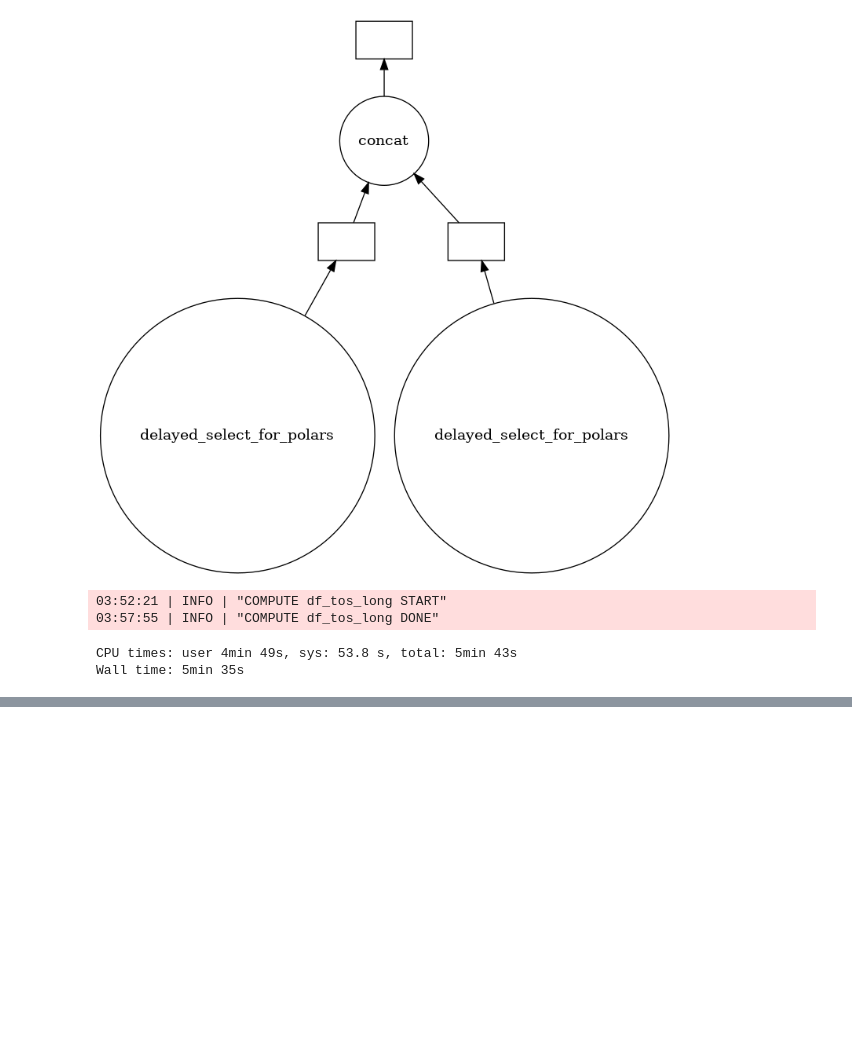
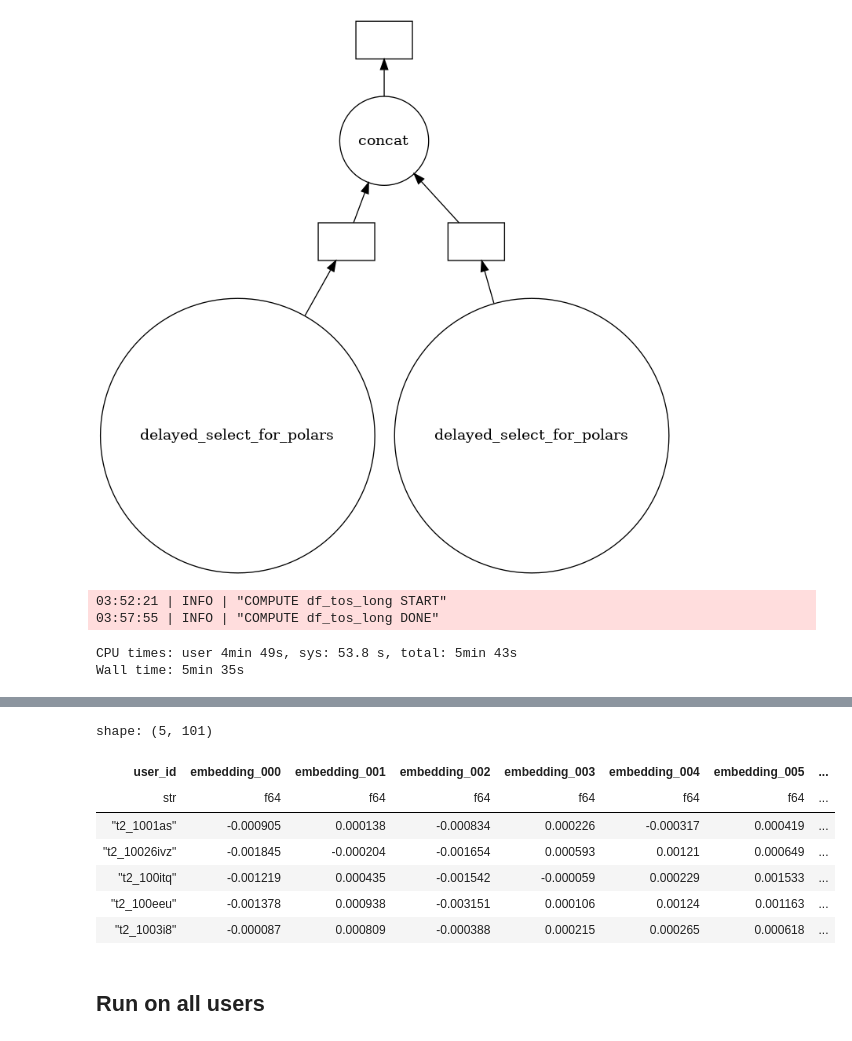
Before and after one commit to nazanin-zinouri/subclu, a Jupyter notebook: notebooks/pn_modeling/djb_01.00-2023-04-07-user_embeddings_agg_testing.ipynb, the cells around one changed output, grey strips where cells are left out. Cells and saved outputs as stored; diff of their text form; code cells hidden in the pictures; blank space fills up the shorter version.

```diff
--- a/notebooks/pn_modeling/djb_01.00-2023-04-07-user_embeddings_agg_testing.ipynb
+++ b/notebooks/pn_modeling/djb_01.00-2023-04-07-user_embeddings_agg_testing.ipynb
@@ -865,0 +917,3 @@ shape: (1521037, 3)
+# %%
+sample_users = dfp_users_tos['user_id'].unique().sort()[:100]
+sample_users.head()
@@ -865,0 +934,38 @@ shape: (1521037, 3)
+# %%
+%%time
+
+info(f"Append subreddit embeddings to user ToS")
+dfp_user_emb_tmp_test = (
+    dfp_users_tos_long
+    .filter(
+        dfp_users_tos_long['user_id'].is_in(sample_users)
+    )
+    .join(
+        dfp_sub_emb_wide.drop('subreddit_name'),
+        how='left',
+        on=['subreddit_id']
+    )
+)
+
+info(f"Compute weighted avg embedding for user-level")
+df_user_emb_tmp_test = pd.DataFrame(
+    ((dfp_user_emb_tmp_test['tos_pct'].to_numpy()) * dfp_user_emb_tmp_test[l_emb_cols].to_numpy().T).T,
+    index=pd.MultiIndex.from_frame(dfp_user_emb_tmp_test[['user_id', 'subreddit_id', 'tos_pct']].to_pandas()),
+    columns=l_emb_cols,
+)
+
+print(df_user_emb_tmp_test.shape)
+
+info(f"Compute AGGREGATED user-level embedding...")
+dfp_user_emb_test = (
+    pl.DataFrame(df_user_emb_tmp_test.dropna(how='any').reset_index())
+    .groupby(
+        ['user_id']
+    )
+    .agg(
+        [
+            pl.col(l_emb_cols).mean()
+        ]
+    )
+)
+print(dfp_user_emb_test.shape)
@@ -865,0 +989,13 @@ shape: (1521037, 3)
+# %%
+dfp_user_emb_test.head()
+# %% [output]
+shape: (5, 101)
+| user_id | embedding_000 | embedding_001 | embedding_002 | embedding_003 | embedding_004 | embedding_005 | ... |
+| str | f64 | f64 | f64 | f64 | f64 | f64 | ... |
+| "t2_1001as" | -0.000905 | 0.000138 | -0.000834 | 0.000226 | -0.000317 | 0.000419 | ... |
+| "t2_10026ivz" | -0.001845 | -0.000204 | -0.001654 | 0.000593 | 0.00121 | 0.000649 | ... |
+| "t2_100itq" | -0.001219 | 0.000435 | -0.001542 | -0.000059 | 0.000229 | 0.001533 | ... |
+| "t2_100eeu" | -0.001378 | 0.000938 | -0.003151 | 0.000106 | 0.00124 | 0.001163 | ... |
+| "t2_1003i8" | -0.000087 | 0.000809 | -0.000388 | 0.000215 | 0.000265 | 0.000618 | ... |
+# %% [markdown]
+## Run on all users
```
Also changed, not shown: parts of 27 cells of this notebook.
